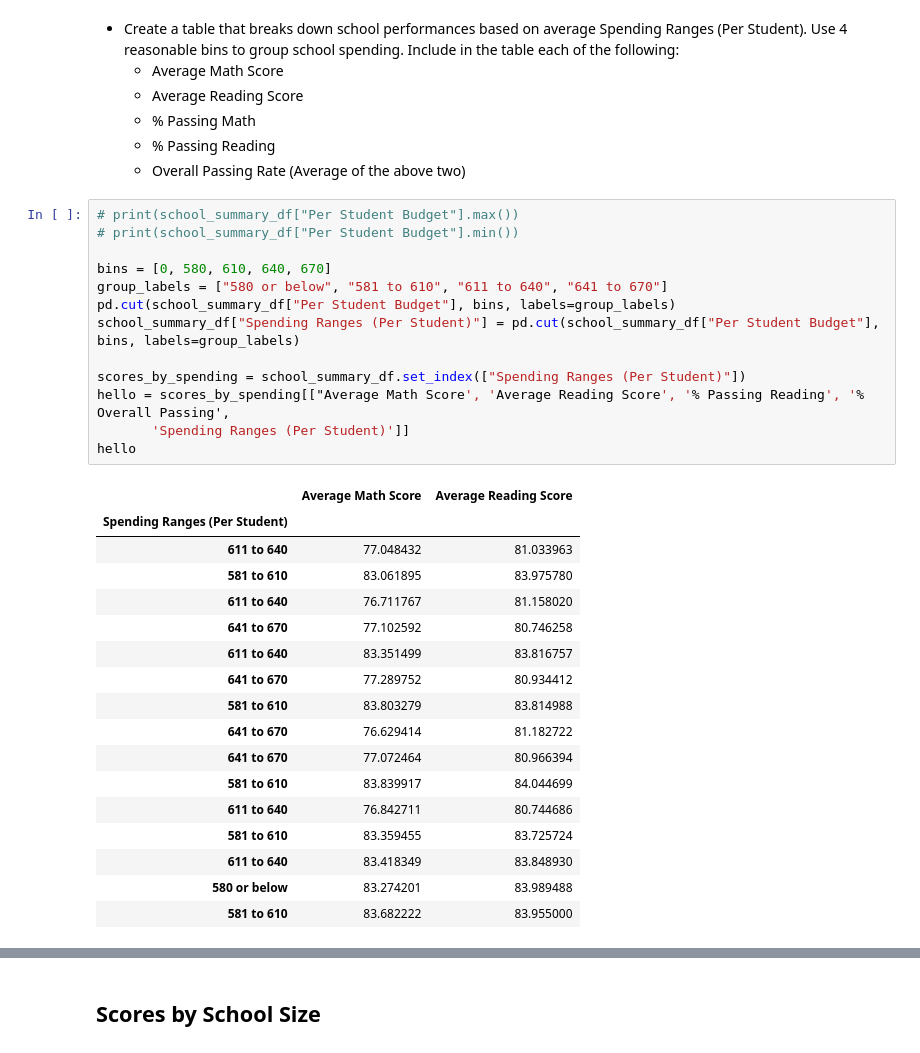
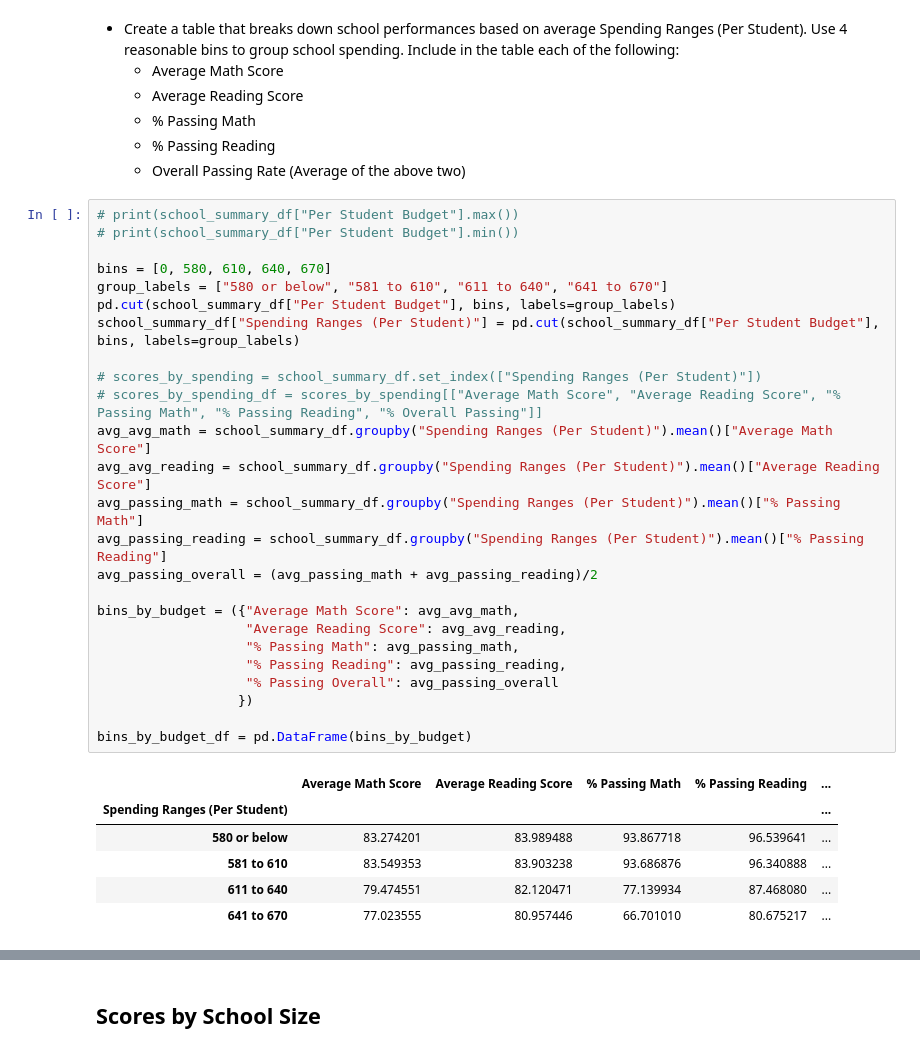
Before and after one commit to kasy1tu/Standardize-Testing-Analysis-, a Jupyter notebook: PyCitySchools_starter.ipynb, the cells around one changed output, grey strips where cells are left out. Cells and saved outputs as stored; diff of their text form.

```diff
--- a/PyCitySchools_starter.ipynb
+++ b/PyCitySchools_starter.ipynb
@@ -365,31 +365,32 @@ by_grade_reading_df
 # %%
 # print(school_summary_df["Per Student Budget"].max())
 # print(school_summary_df["Per Student Budget"].min())
 
 bins = [0, 580, 610, 640, 670]
 group_labels = ["580 or below", "581 to 610", "611 to 640", "641 to 670"]
 pd.cut(school_summary_df["Per Student Budget"], bins, labels=group_labels)
 school_summary_df["Spending Ranges (Per Student)"] = pd.cut(school_summary_df["Per Student Budget"], bins, labels=group_labels)
 
-scores_by_spending = school_summary_df.set_index(["Spending Ranges (Per Student)"])
-hello = scores_by_spending[["Average Math Score', 'Average Reading Score', '% Passing Reading', '% Overall Passing',
-       'Spending Ranges (Per Student)']]
-hello
+# scores_by_spending = school_summary_df.set_index(["Spending Ranges (Per Student)"])
+# scores_by_spending_df = scores_by_spending[["Average Math Score", "Average Reading Score", "% Passing Math", "% Passing Reading", "% Overall Passing"]]
+avg_avg_math = school_summary_df.groupby("Spending Ranges (Per Student)").mean()["Average Math Score"]
+avg_avg_reading = school_summary_df.groupby("Spending Ranges (Per Student)").mean()["Average Reading Score"]
+avg_passing_math = school_summary_df.groupby("Spending Ranges (Per Student)").mean()["% Passing Math"]
+avg_passing_reading = school_summary_df.groupby("Spending Ranges (Per Student)").mean()["% Passing Reading"]
+avg_passing_overall = (avg_passing_math + avg_passing_reading)/2
+
+bins_by_budget = ({"Average Math Score": avg_avg_math,
+                   "Average Reading Score": avg_avg_reading,
+                   "% Passing Math": avg_passing_math,
+                   "% Passing Reading": avg_passing_reading,
+                   "% Passing Overall": avg_passing_overall
+                  })
+
+bins_by_budget_df = pd.DataFrame(bins_by_budget)
 # %% [output]
-|  | Average Math Score | Average Reading Score |
-| Spending Ranges (Per Student) |  |  |
-| 611 to 640 | 77.048432 | 81.033963 |
-| 581 to 610 | 83.061895 | 83.975780 |
-| 611 to 640 | 76.711767 | 81.158020 |
-| 641 to 670 | 77.102592 | 80.746258 |
-| 611 to 640 | 83.351499 | 83.816757 |
-| 641 to 670 | 77.289752 | 80.934412 |
-| 581 to 610 | 83.803279 | 83.814988 |
-| 641 to 670 | 76.629414 | 81.182722 |
-| 641 to 670 | 77.072464 | 80.966394 |
-| 581 to 610 | 83.839917 | 84.044699 |
-| 611 to 640 | 76.842711 | 80.744686 |
-| 581 to 610 | 83.359455 | 83.725724 |
-| 611 to 640 | 83.418349 | 83.848930 |
-| 580 or below | 83.274201 | 83.989488 |
-| 581 to 610 | 83.682222 | 83.955000 |
+|  | Average Math Score | Average Reading Score | % Passing Math | % Passing Reading | ... |
+| Spending Ranges (Per Student) |  |  |  |  | ... |
+| 580 or below | 83.274201 | 83.989488 | 93.867718 | 96.539641 | ... |
+| 581 to 610 | 83.549353 | 83.903238 | 93.686876 | 96.340888 | ... |
+| 611 to 640 | 79.474551 | 82.120471 | 77.139934 | 87.468080 | ... |
+| 641 to 670 | 77.023555 | 80.957446 | 66.701010 | 80.675217 | ... |
```
Also changed, not shown: parts of 3 cells of this notebook, 1 other file.
